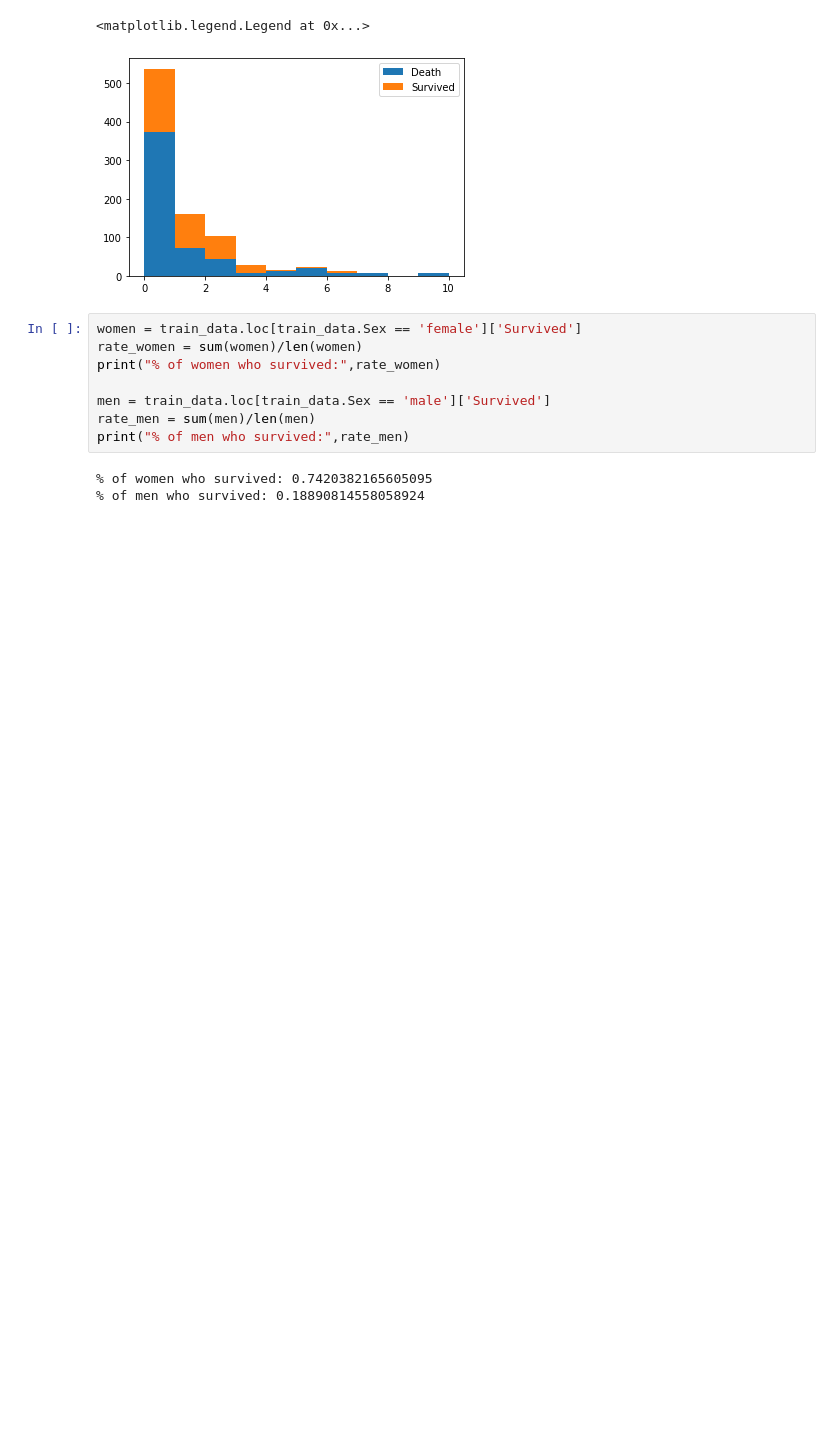
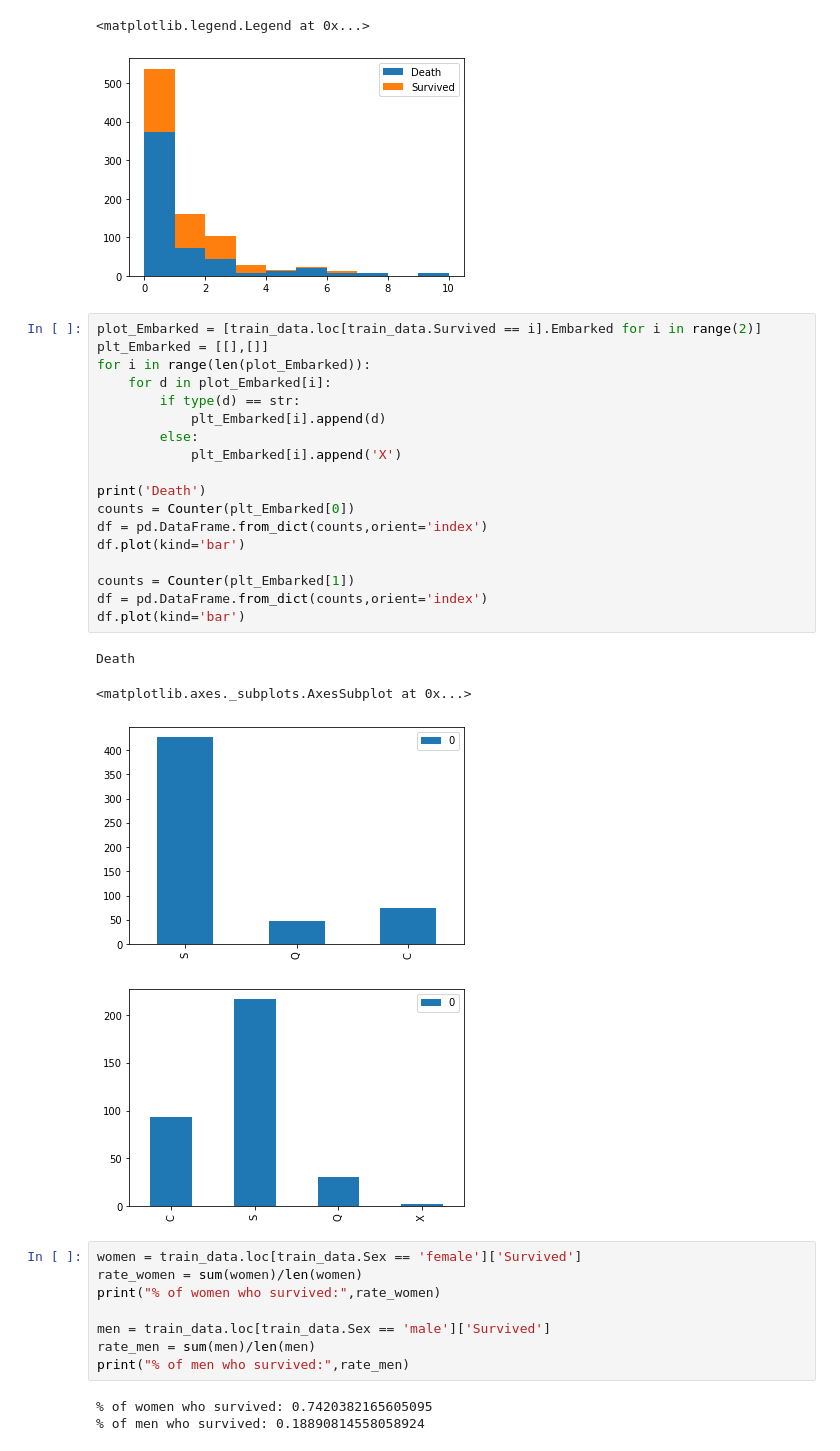
Before and after one commit to yudegaki/Kaggle, a Jupyter notebook: titanic/titanic.ipynb, the cells around one changed output. Saved outputs shown, nothing was run; the diff lists cells and outputs as text; blank space fills up the shorter version.

```diff
--- a/titanic/titanic.ipynb
+++ b/titanic/titanic.ipynb
@@ -128,6 +130,29 @@ plt.legend()
 9 family's rate :0.0
 <matplotlib.legend.Legend at 0x...>
 [figure]
+# %%
+plot_Embarked = [train_data.loc[train_data.Survived == i].Embarked for i in range(2)]
+plt_Embarked = [[],[]]
+for i in range(len(plot_Embarked)):
+    for d in plot_Embarked[i]:
+        if type(d) == str:
+            plt_Embarked[i].append(d)
+        else:
+            plt_Embarked[i].append('X')
+
+print('Death')
+counts = Counter(plt_Embarked[0])
+df = pd.DataFrame.from_dict(counts,orient='index')
+df.plot(kind='bar')
+
+counts = Counter(plt_Embarked[1])
+df = pd.DataFrame.from_dict(counts,orient='index')
+df.plot(kind='bar')
+# %% [output]
+Death
+<matplotlib.axes._subplots.AxesSubplot at 0x...>
+[figure, added]
+[figure, added]
 # %%
 women = train_data.loc[train_data.Sex == 'female']['Survived']
 rate_women = sum(women)/len(women)
```
Also changed, not shown: parts of 9 cells of this notebook.
